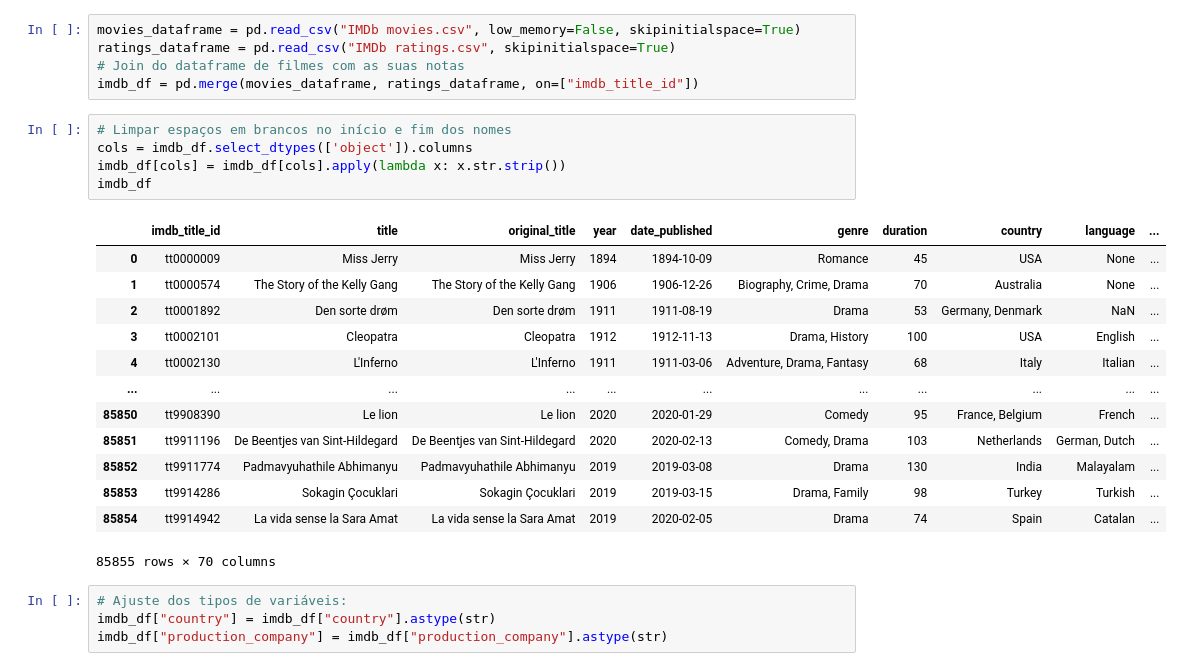
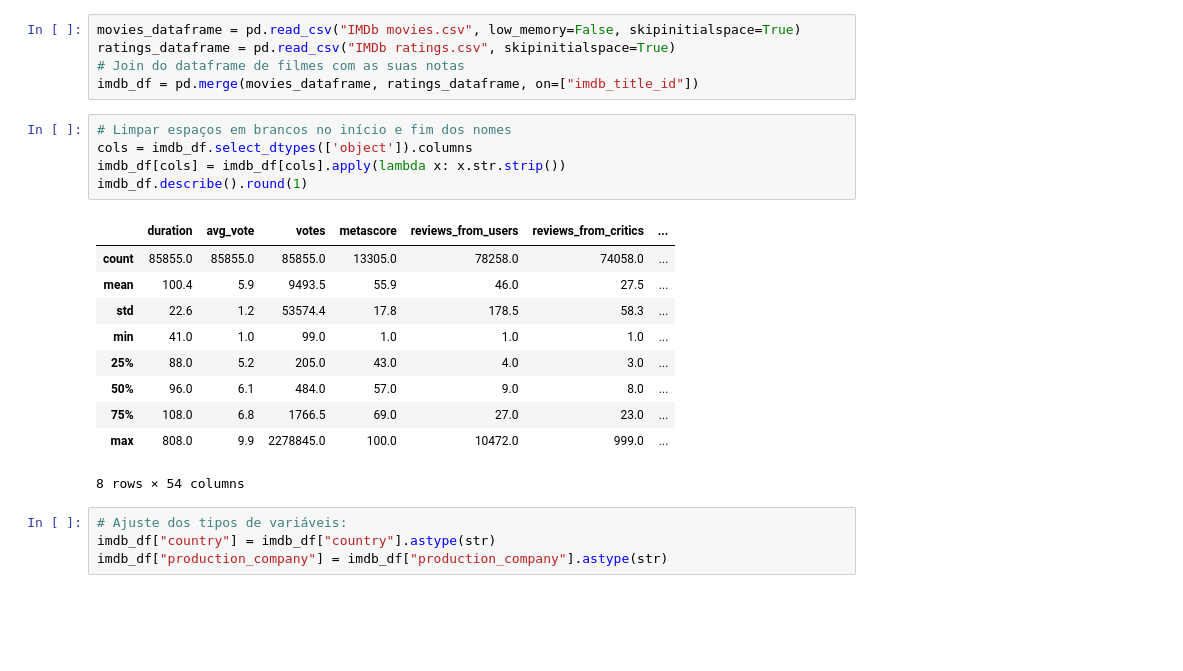
Before and after one commit to taianf/ECD-MATF37-Trabalho, a Jupyter notebook: main.ipynb, the cells around one changed output. Drawn from its saved outputs; the diff is of its cells as text; blank space fills up the shorter version.

```diff
--- a/main.ipynb
+++ b/main.ipynb
@@ -40,22 +40,19 @@ imdb_df = pd.merge(movies_dataframe, ratings_dataframe, on=["imdb_title_id"])
 # %%
 # Limpar espaços em brancos no início e fim dos nomes
 cols = imdb_df.select_dtypes(['object']).columns
 imdb_df[cols] = imdb_df[cols].apply(lambda x: x.str.strip())
-imdb_df
+imdb_df.describe().round(1)
 # %% [output]
-|  | imdb_title_id | title | original_title | year | date_published | genre | duration | country | language | ... |
-| 0 | tt0000009 | Miss Jerry | Miss Jerry | 1894 | 1894-10-09 | Romance | 45 | USA | None | ... |
-| 1 | tt0000574 | The Story of the Kelly Gang | The Story of the Kelly Gang | 1906 | 1906-12-26 | Biography, Crime, Drama | 70 | Australia | None | ... |
-| 2 | tt0001892 | Den sorte drøm | Den sorte drøm | 1911 | 1911-08-19 | Drama | 53 | Germany, Denmark | NaN | ... |
-| 3 | tt0002101 | Cleopatra | Cleopatra | 1912 | 1912-11-13 | Drama, History | 100 | USA | English | ... |
-| 4 | tt0002130 | L'Inferno | L'Inferno | 1911 | 1911-03-06 | Adventure, Drama, Fantasy | 68 | Italy | Italian | ... |
-| ... | ... | ... | ... | ... | ... | ... | ... | ... | ... | ... |
-| 85850 | tt9908390 | Le lion | Le lion | 2020 | 2020-01-29 | Comedy | 95 | France, Belgium | French | ... |
-| 85851 | tt9911196 | De Beentjes van Sint-Hildegard | De Beentjes van Sint-Hildegard | 2020 | 2020-02-13 | Comedy, Drama | 103 | Netherlands | German, Dutch | ... |
-| 85852 | tt9911774 | Padmavyuhathile Abhimanyu | Padmavyuhathile Abhimanyu | 2019 | 2019-03-08 | Drama | 130 | India | Malayalam | ... |
-| 85853 | tt9914286 | Sokagin Çocuklari | Sokagin Çocuklari | 2019 | 2019-03-15 | Drama, Family | 98 | Turkey | Turkish | ... |
-| 85854 | tt9914942 | La vida sense la Sara Amat | La vida sense la Sara Amat | 2019 | 2020-02-05 | Drama | 74 | Spain | Catalan | ... |
+|  | duration | avg_vote | votes | metascore | reviews_from_users | reviews_from_critics | ... |
+| count | 85855.0 | 85855.0 | 85855.0 | 13305.0 | 78258.0 | 74058.0 | ... |
+| mean | 100.4 | 5.9 | 9493.5 | 55.9 | 46.0 | 27.5 | ... |
+| std | 22.6 | 1.2 | 53574.4 | 17.8 | 178.5 | 58.3 | ... |
+| min | 41.0 | 1.0 | 99.0 | 1.0 | 1.0 | 1.0 | ... |
+| 25% | 88.0 | 5.2 | 205.0 | 43.0 | 4.0 | 3.0 | ... |
+| 50% | 96.0 | 6.1 | 484.0 | 57.0 | 9.0 | 8.0 | ... |
+| 75% | 108.0 | 6.8 | 1766.5 | 69.0 | 27.0 | 23.0 | ... |
+| max | 808.0 | 9.9 | 2278845.0 | 100.0 | 10472.0 | 999.0 | ... |
-85855 rows × 70 columns
+8 rows × 54 columns
 # %%
 # Ajuste dos tipos de variáveis:
 imdb_df["country"] = imdb_df["country"].astype(str)
```
Also changed, not shown: parts of 7 cells of this notebook.
